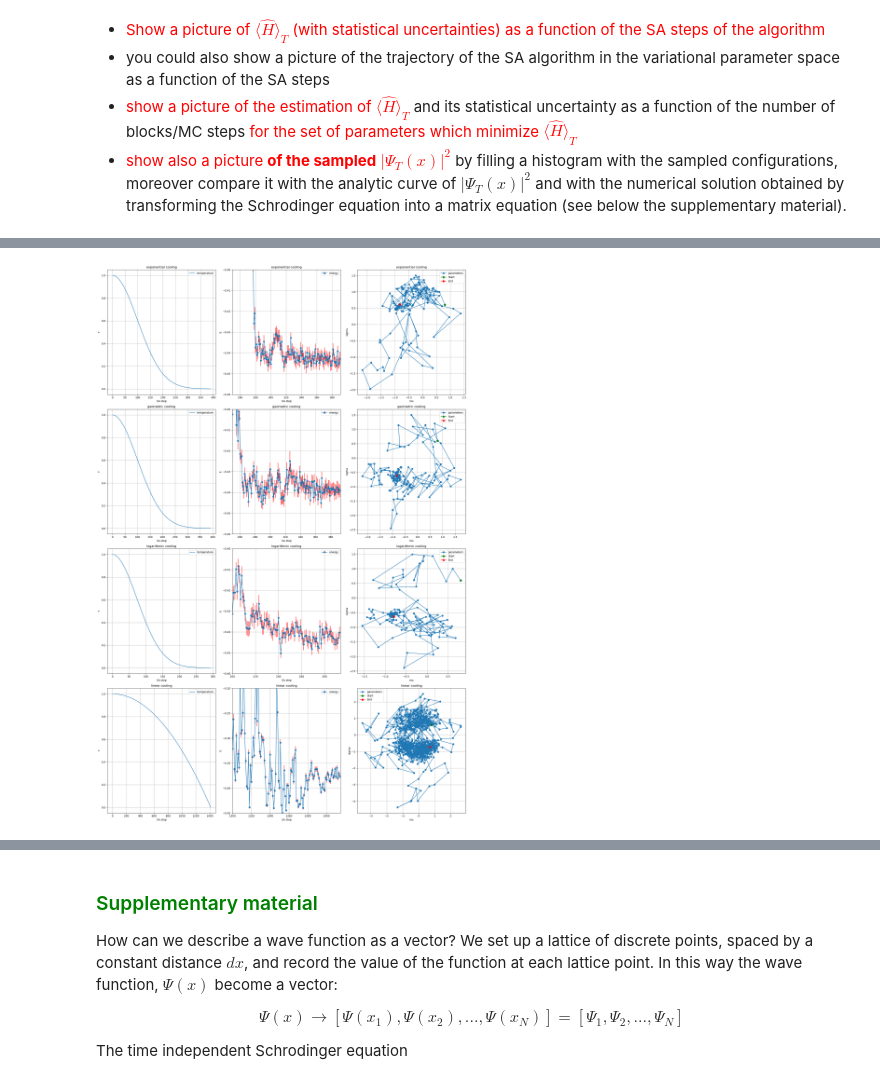
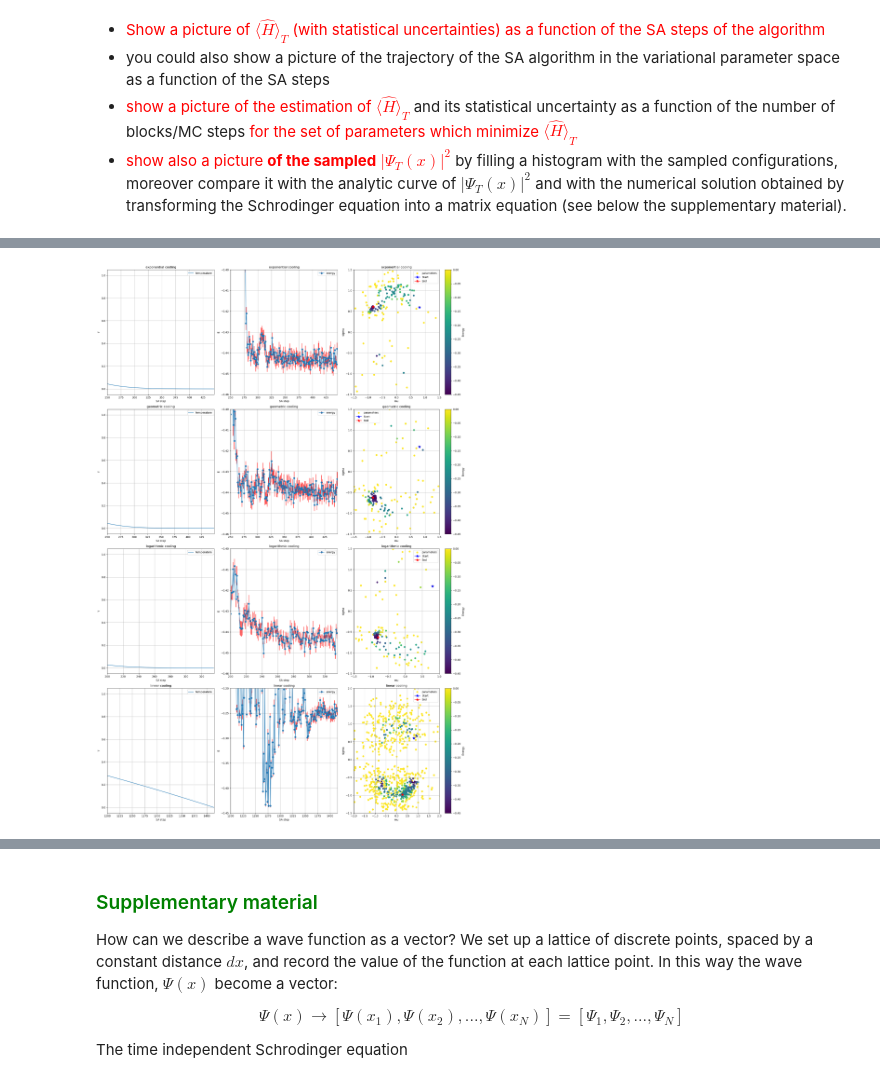
Before and after one commit to JiahaoMiao/LSN, a Jupyter notebook: Lezione_8/LSN_Exercises_08.ipynb, the cells around one changed output, grey strips where cells are left out. Cells and saved outputs as stored; diff of their text form; code cells hidden in the pictures.

```diff
--- a/Lezione_8/LSN_Exercises_08.ipynb
+++ b/Lezione_8/LSN_Exercises_08.ipynb
@@ -160,40 +183,59 @@ The linear cooling isn't optimal, since at a certain iteration the temperature b
 # %%
 cooling_schedule = ['exponential','geometric','logarithmic','linear',]
 
 # Create a figure and subplots
 fig, axs = plt.subplots(4, 3, figsize=(20, 30))  # 4 rows, 2 columns figsize=(width, height)
 
 for i,schedule in enumerate(cooling_schedule): #i = 0,1,2,3 and schedule = 'exponential','geometric','logarithmic','linear'
+    # Load data from file
     x,T = np.loadtxt('DATA/SA/'+schedule+'/temperature.dat',usecols=(0,1),unpack=True)
+    E,err= np.loadtxt('DATA/SA/'+schedule+'/energy.dat',usecols=(1,2),unpack=True)
+    mu,sigma = np.loadtxt('DATA/SA/'+schedule+'/parameters.dat',usecols=(0,1),unpack=True)
+
+    # Plot data for temperature
     axs[i,0].plot(x,T,label='temperature')
-    x,E,err= np.loadtxt('DATA/SA/'+schedule+'/energy.dat',usecols=(0,1,2),unpack=True)
+    # Plot data and error for energy
     axs[i,1].errorbar(x,E,err,label='energy',fmt='o-',ecolor='red')
-    mu,sigma = np.loadtxt('DATA/SA/'+schedule+'/parameters.dat',usecols=(0,1),unpack=True)
-    axs[i,2].plot(mu,sigma,label='parameters',marker='o',linestyle='-')
-    axs[i,2].plot(mu[0], sigma[0], marker='*', color='green', markersize=10, label='Start')
+    # Scatterplot for trajectory in the parameter space
+    sc = axs[i,2].scatter(mu,sigma,c=E,cmap='viridis',label='parameters',vmin= -0.45,vmax=0)
+    # Add start and end points of the trajectory
+    axs[i,2].plot(mu[0], sigma[0], marker='*', color='blue', markersize=10, label='Start')
     axs[i,2].plot(mu[-1], sigma[-1], marker='*', color='red', markersize=10, label='End')
+    # Add a colorbar
+    cbar = fig.colorbar(sc, ax=axs[i,2], label='Energy')
+    if i == 0 or i == 1: # exponential and geometric cooling
+        axs[i,1].set_ylim(-0.46,-0.4)
+        axs[i,0].set_xlim(250,len(x))
+        axs[i,1].set_xlim(250,len(x))
+        axs[i,2].set_xlim(-1,1)
+        axs[i,2].set_ylim(-1.5,1.5)
+        axs[i,2].set_xlim(-1.5,1.5)
 
-    if i == 0 or i == 1:
+    if i == 2:# logarithmic cooling
         axs[i,1].set_ylim(-0.46,-0.4)
-        axs[i,1].set_xlim(250,len(x))
-    if i == 2:
-        axs[i,1].set_ylim(-0.46,-0.4)
+        axs[i,0].set_xlim(200,len(x))
         axs[i,1].set_xlim(200,len(x))
-    if i == 3:
+        axs[i,2].set_ylim(-1.5,1.5)
+        axs[i,2].set_xlim(-1.5,1)
+    if i == 3:# linear cooling
         axs[i,1].set_ylim(-0.45,-0.2)
-        axs[i,1].set_xlim(1300,len(x))
-    # axs[i,0].set_yscale('log')
+        axs[i,0].set_xlim(1200,len(x))
+        axs[i,1].set_xlim(1200,len(x))
+        axs[i,2].set_ylim(-1.5,2)
+        axs[i,2].set_xlim(-2,2)
+
+     # Set labels and titles
     axs[i,0].set_xlabel('SA step')
     axs[i,0].set_ylabel('T')
     axs[i,1].set_xlabel('SA step')
     axs[i,1].set_ylabel('E')
     axs[i,2].set_xlabel('mu')
     axs[i,2].set_ylabel('sigma')
     for j in range(3):
         axs[i,j].set_title(schedule+' cooling')
         axs[i,j].legend()
         axs[i,j].grid(True)
 plt.tight_layout()
 plt.show()
 # %% [output]
-[figure, old version]
+[figure, new version]
```
Also changed, not shown: parts of 8 cells of this notebook, 32 other files.
